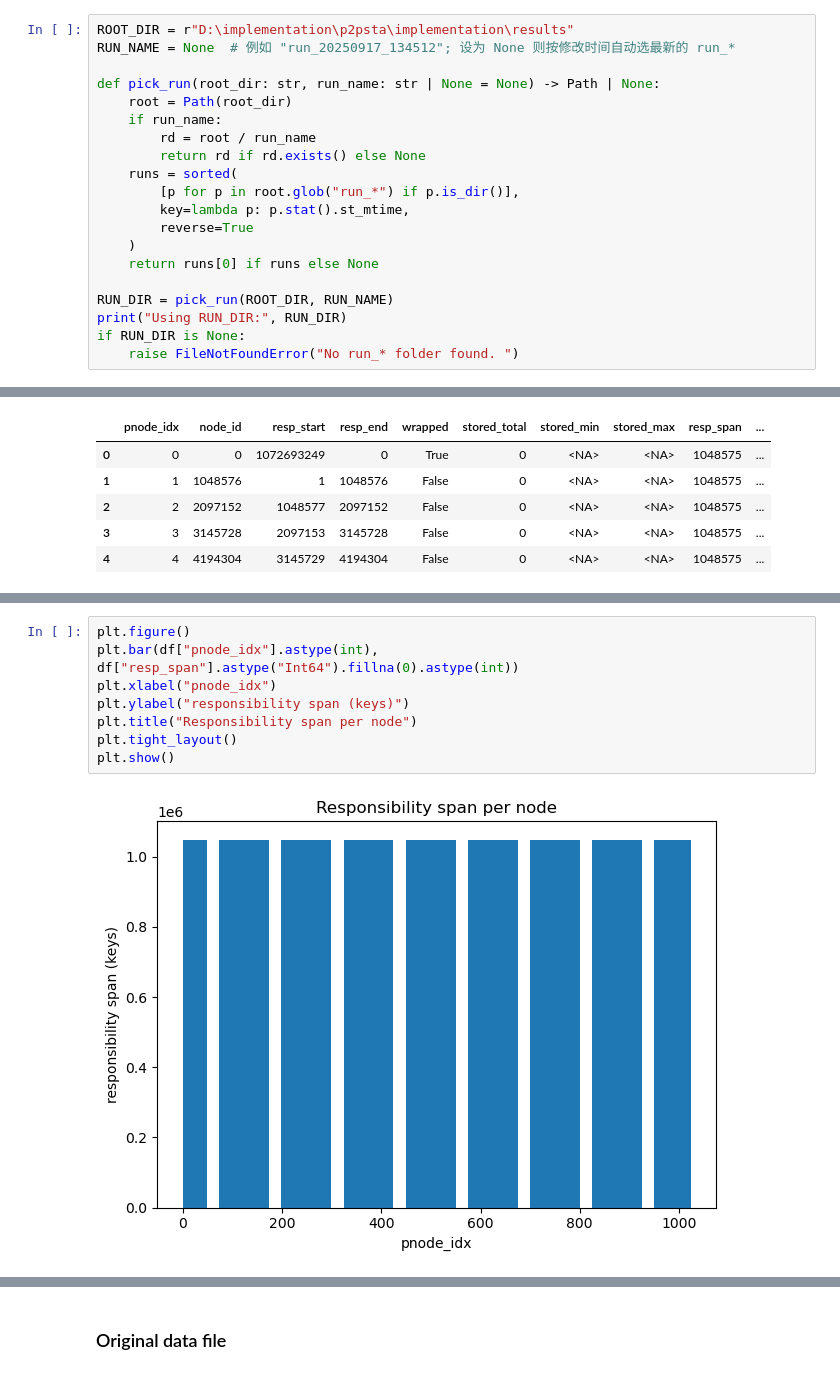
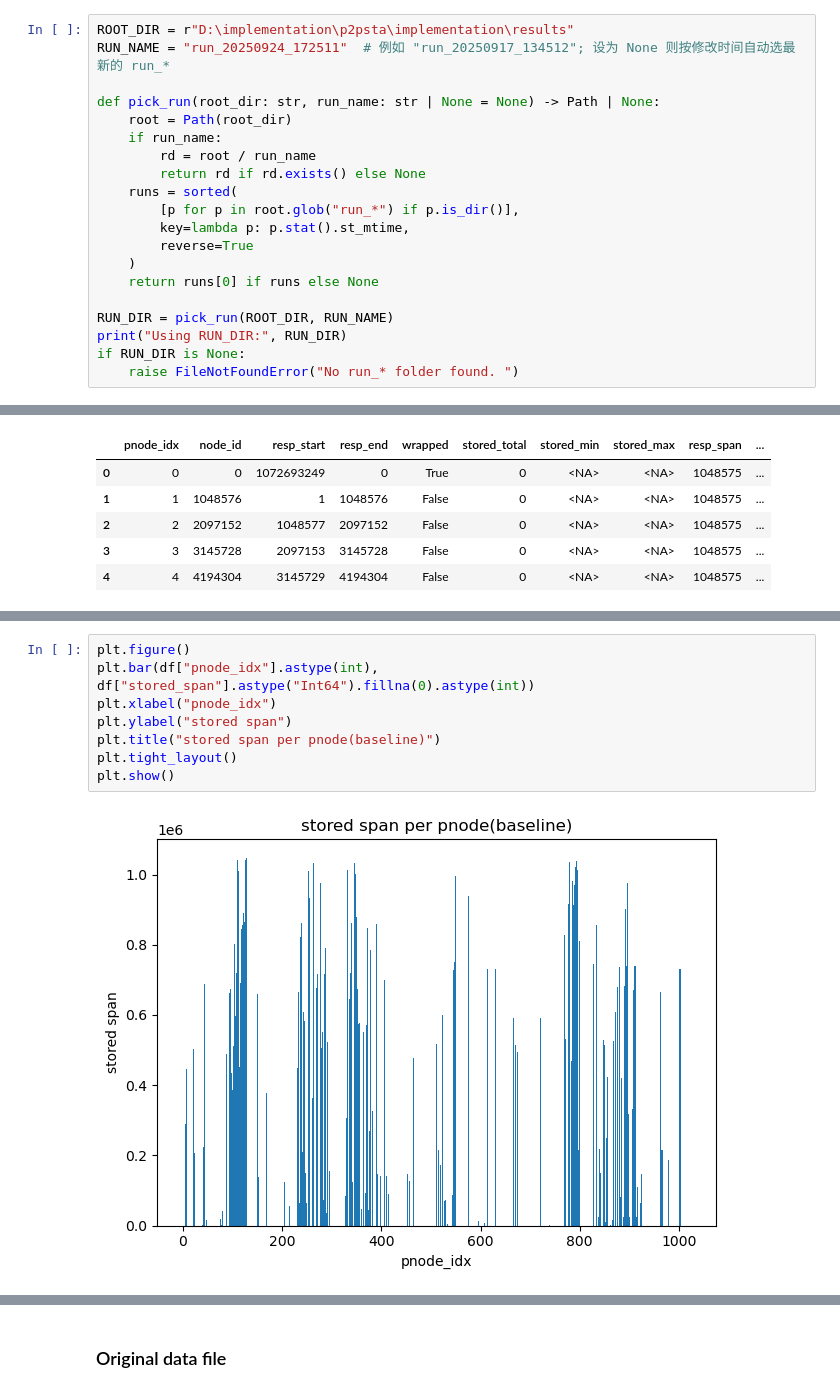
Before and after one commit to yezhan14promax/P2PSTA, a Jupyter notebook: implementation/py/visualisation_baseline.ipynb, the cells around one changed output, grey strips where cells are left out. Cells and saved outputs as stored; diff of their text form.

```diff
--- a/implementation/py/visualisation.ipynb
+++ b/implementation/py/visualisation_baseline.ipynb
@@ -11,7 +11,7 @@ from IPython.display import display, HTML
 import html
 # %%
 ROOT_DIR = r"D:\implementation\p2psta\implementation\results"
-RUN_NAME = None  # 例如 "run_20250917_134512"; 设为 None 则按修改时间自动选最新的 run_*
+RUN_NAME = "run_20250924_172511"  # 例如 "run_20250917_134512"; 设为 None 则按修改时间自动选最新的 run_*
 
 def pick_run(root_dir: str, run_name: str | None = None) -> Path | None:
     root = Path(root_dir)
@@ -360,11 +370,11 @@ This bar chart shows the size of each node's responsibility interval on the ring
 If some nodes cover much larger spans than others, the ring partitioning may be uneven, which can affect routing and load balance.
 # %%
 plt.figure()
-plt.bar(df["pnode_idx"].astype(int), df["resp_span"].astype("Int64").fillna(0).astype(int))
+plt.bar(df["pnode_idx"].astype(int), df["stored_span"].astype("Int64").fillna(0).astype(int))
 plt.xlabel("pnode_idx")
-plt.ylabel("responsibility span (keys)")
-plt.title("Responsibility span per node")
+plt.ylabel("stored span")
+plt.title("stored span per pnode(baseline)")
 plt.tight_layout()
 plt.show()
 # %% [output]
-[figure, old version]
+[figure, new version]
```
Also changed, not shown: parts of 22 cells of this notebook, 11 other files.
